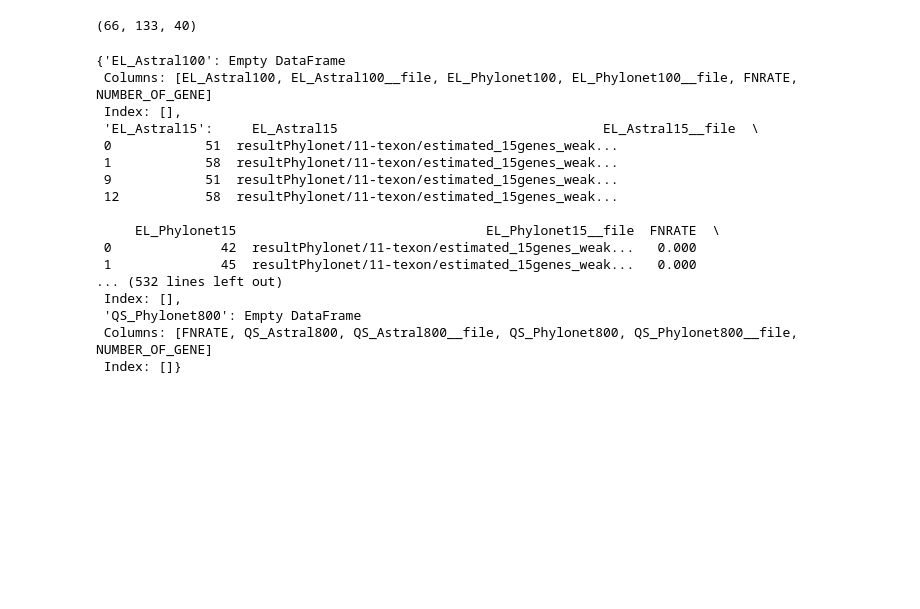
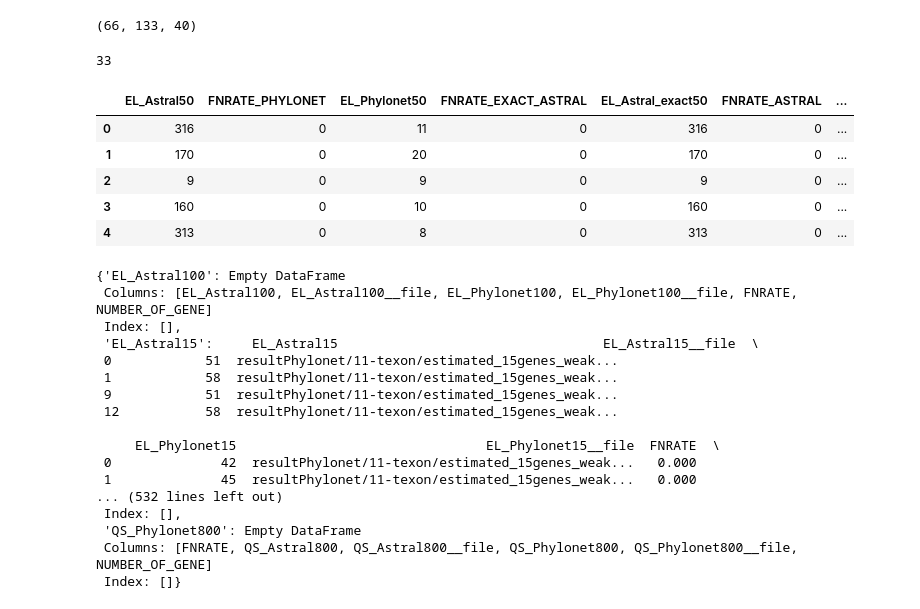
Before and after one commit to Muktadirul/Results_Dataset, a Jupyter notebook: EL AND QS SAME BUT FN DIFFERENT.ipynb, the cells around one changed output. Cells and saved outputs as stored; diff of their text form; code cells hidden in the pictures; blank space fills up the shorter version.

```diff
--- a/EL AND QS SAME BUT FN DIFFERENT.ipynb
+++ b/EL AND QS SAME BUT FN DIFFERENT.ipynb
@@ -156,13 +156,14 @@ for number_s in range(0,len(Excel_files_list)):
         dt = pd.read_csv(files)
         dt_col = list(dt.columns)
 
-        data['TAXON'] = files.split('/')[-4]
-        data['MODEL_CONDITION'] = files.split('/')[-3]
+#         data['TAXON'] = files.split('/')[-4]
+#         data['MODEL_CONDITION'] = files.split('/')[-3]
         store_file_sheet_name = files.split('/')[-3]
         if str(dt_col[0]) in column_names:
             data[dt_col[0]] = dt[dt_col[0]]
         elif str(dt_col[1]) in column_names:
             data[dt_col[1]] = dt[dt_col[1]]
-        data['GENE'] = data.index
+#         data['GENE'] = data.index
+    data = data.rename(columns={'FNRATE': 'FNRATE_PHYLONET'})
     data.to_excel(writer,sheet_name=store_file_sheet_name)
 writer.save()
@@ -169,3 +223,46 @@ writer.save()
+# %%
+SHEET_NAMES = list(set(SHEET_NAMES))
+del(SHEET_NAMES[0])
+len(SHEET_NAMES)
+# %% [output]
+33
+# %%
+
+writer1 = pd.ExcelWriter('EL.xlsx', engine='xlsxwriter')
+writer2 = pd.ExcelWriter('QS.xlsx', engine='xlsxwriter')
+
+for i in SHEET_NAMES:
+    df1 = pd.read_excel('Allresults_Phylonet.xlsx',sheet_name=i)
+    df2 = pd.read_excel('Allresults_Astral.xlsx',sheet_name=i)
+    df3 = df1.join(df2)
+    columns_list = df3.columns
+    EL_COLUMNS_LIST = []
+    QS_COLUMNS_LIST = []
+    for col in columns_list:
+        if 'EL_' in col:
+            EL_COLUMNS_LIST.append(col)
+        elif 'QS_' in col:
+            QS_COLUMNS_LIST.append(col)
+        else:
+            EL_COLUMNS_LIST.append(col)
+            QS_COLUMNS_LIST.append(col)
+
+
+    EL_DF = df3.loc[:,EL_COLUMNS_LIST]
+    QS_DF = df3.loc[:,QS_COLUMNS_LIST]
+    EL_DF.to_excel(writer1,sheet_name=i)
+    EL_DF.to_excel(writer2,sheet_name=i)
+writer1.save()
+writer2.save()
+# %%
+for i in SHEET_NAMES
+# %% [output]
+|  | EL_Astral50 | FNRATE_PHYLONET | EL_Phylonet50 | FNRATE_EXACT_ASTRAL | EL_Astral_exact50 | FNRATE_ASTRAL | ... |
+| 0 | 316 | 0 | 11 | 0 | 316 | 0 | ... |
+| 1 | 170 | 0 | 20 | 0 | 170 | 0 | ... |
+| 2 | 9 | 0 | 9 | 0 | 9 | 0 | ... |
+| 3 | 160 | 0 | 10 | 0 | 160 | 0 | ... |
+| 4 | 313 | 0 | 8 | 0 | 313 | 0 | ... |
 # %%
 #     data['TAXON'] = store_file_name.split('/')[-4]
 #     print(store_file_name.split('/'))
```
Also changed, not shown: parts of 1 cell of this notebook, 42 other files.
